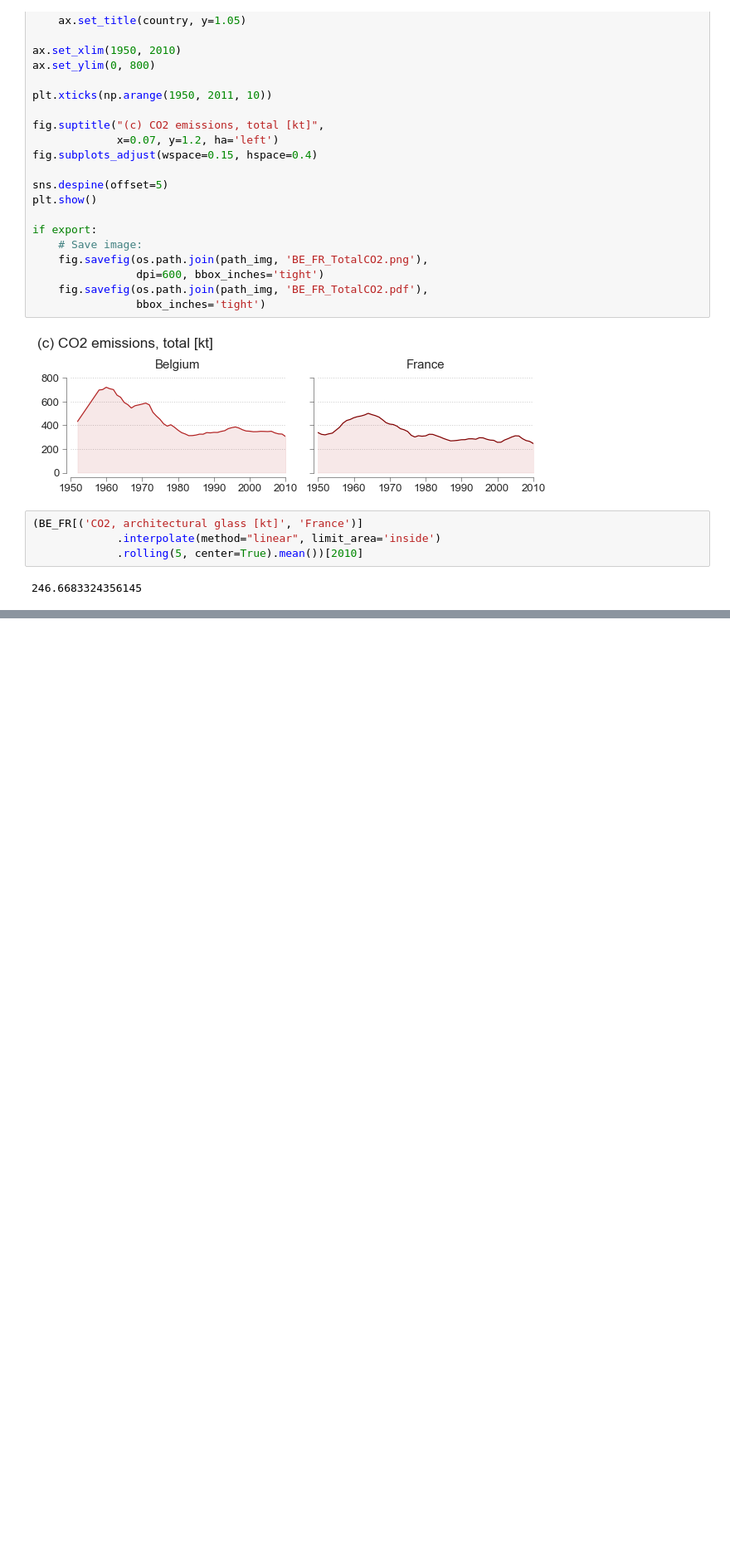
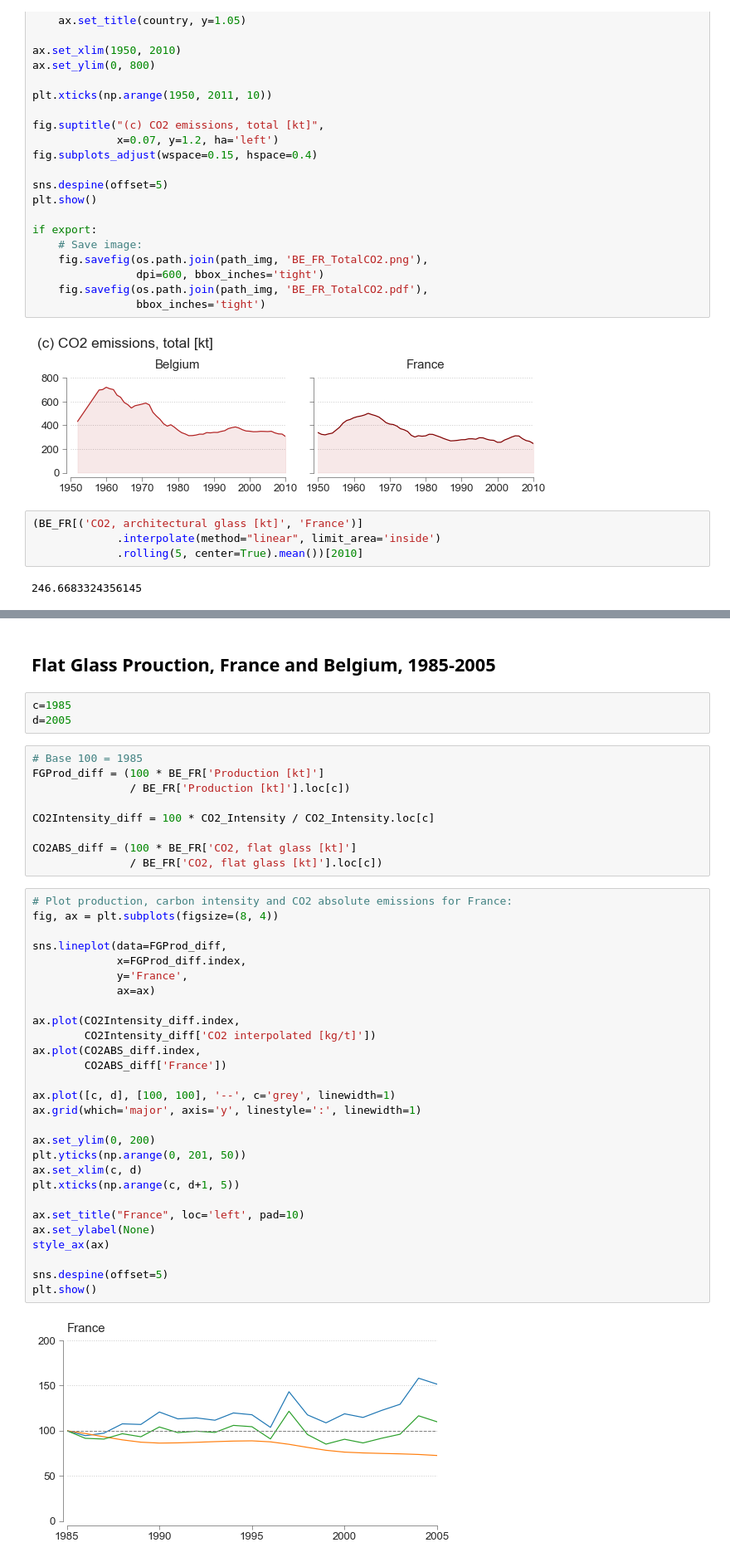
Before and after one commit to JeanSouv/01_MFA_GlassIndustry, a Jupyter notebook: MFA_FlatGlassIndustry.ipynb, the cells around one changed output, grey strips where cells are left out. Shown at 83% size. Drawn from its saved outputs; the diff is of its cells as text; blank space fills up the shorter version.

```diff
--- a/MFA_FlatGlassIndustry.ipynb
+++ b/MFA_FlatGlassIndustry.ipynb
@@ -2984 +3083,45 @@ plt.show()
+# %% [markdown]
+## Flat Glass Prouction, France and Belgium, 1985-2005
+# %%
+c=1985
+d=2005
+# %%
+# Base 100 = 1985
+FGProd_diff = (100 * BE_FR['Production [kt]']
+               / BE_FR['Production [kt]'].loc[c])
+
+CO2Intensity_diff = 100 * CO2_Intensity / CO2_Intensity.loc[c]
+
+CO2ABS_diff = (100 * BE_FR['CO2, flat glass [kt]']
+               / BE_FR['CO2, flat glass [kt]'].loc[c])
+# %%
+# Plot production, carbon intensity and CO2 absolute emissions for France:
+fig, ax = plt.subplots(figsize=(8, 4))
+
+sns.lineplot(data=FGProd_diff,
+             x=FGProd_diff.index,
+             y='France',
+             ax=ax)
+
+ax.plot(CO2Intensity_diff.index,
+        CO2Intensity_diff['CO2 interpolated [kg/t]'])
+ax.plot(CO2ABS_diff.index,
+        CO2ABS_diff['France'])
+
+ax.plot([c, d], [100, 100], '--', c='grey', linewidth=1)
+ax.grid(which='major', axis='y', linestyle=':', linewidth=1)
+
+ax.set_ylim(0, 200)
+plt.yticks(np.arange(0, 201, 50))
+ax.set_xlim(c, d)
+plt.xticks(np.arange(c, d+1, 5))
+
+ax.set_title("France", loc='left', pad=10)
+ax.set_ylabel(None)
+style_ax(ax)
+
+sns.despine(offset=5)
+plt.show()
+# %% [output]
+[figure, added]
 # %%
```
Also changed, not shown: parts of 25 cells of this notebook.
